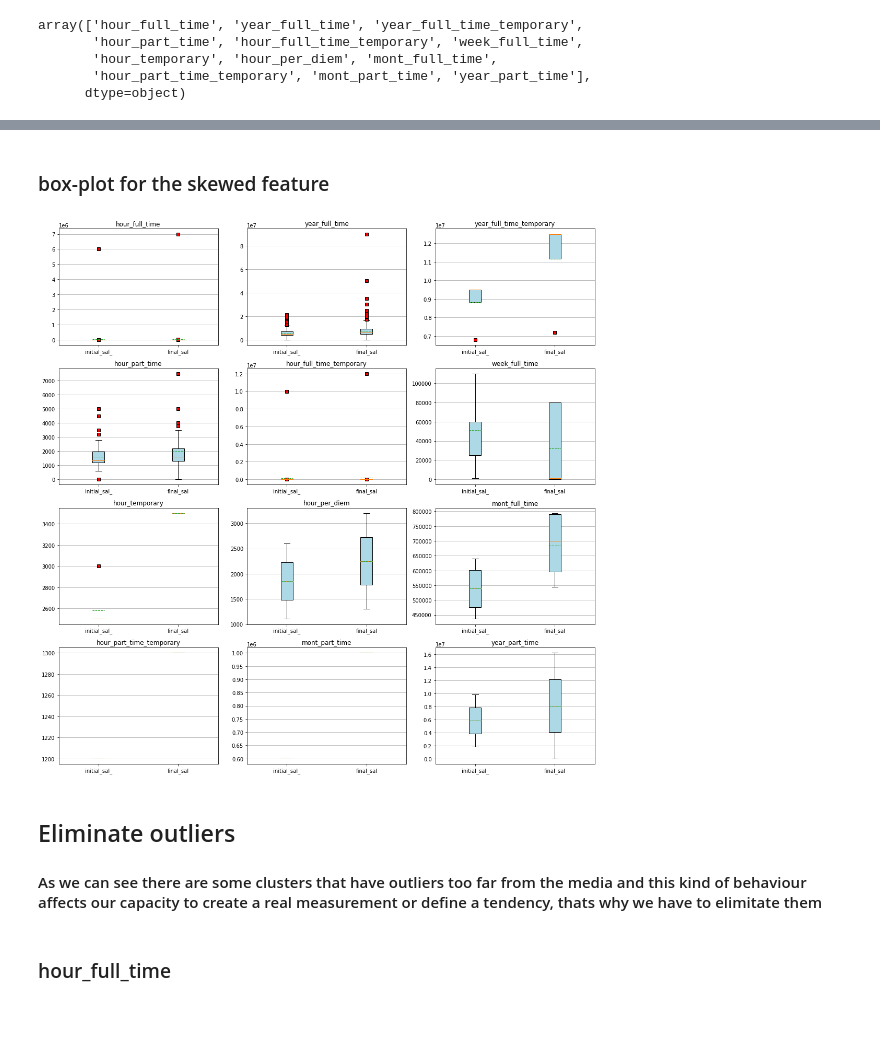
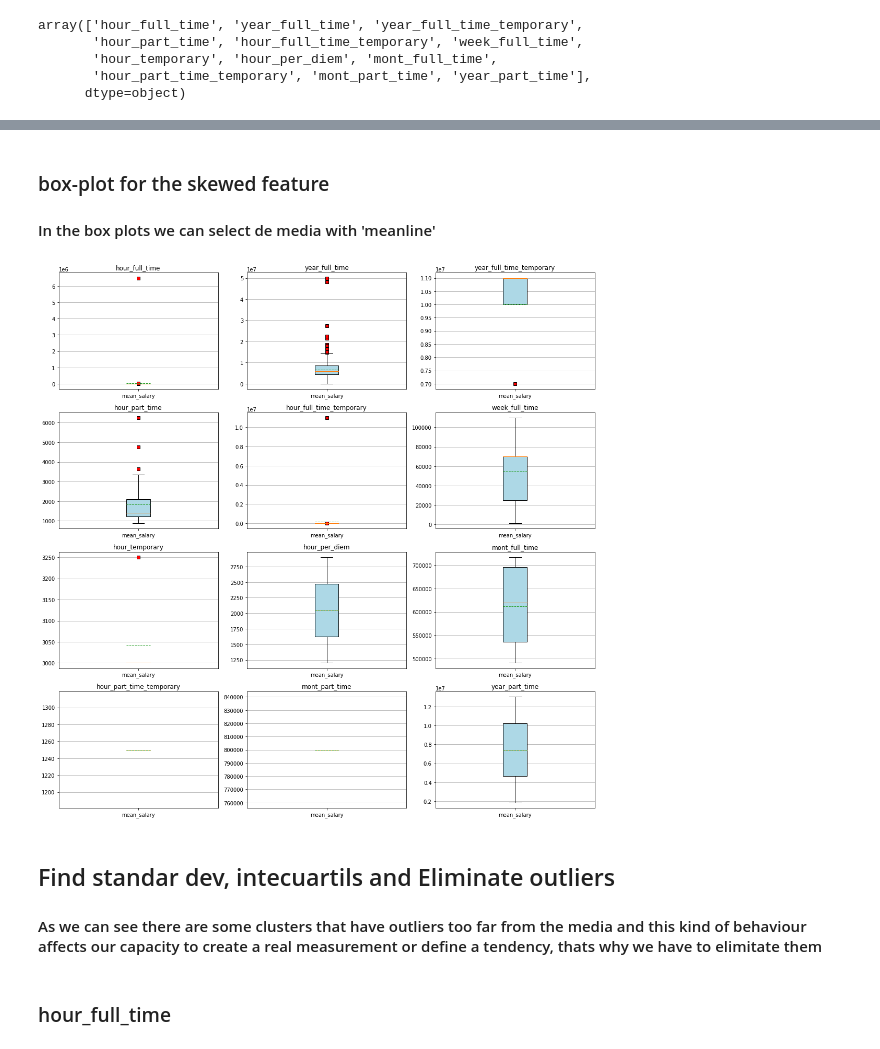
Before and after one commit to yohan-alfonso/Exploracion_Datos, a Jupyter notebook: main.ipynb, the cells around one changed output, grey strips where cells are left out. Cells and saved outputs as stored; diff of their text form; code cells hidden in the pictures; blank space fills up the shorter version.

```diff
--- a/main.ipynb
+++ b/main.ipynb
@@ -175,7 +171,7 @@ array(['full time', 'full time temporary', 'part time', 'temporary',
        'per diem', 'part time temporary'], dtype=object)
 # %%
 # Lets segregate the numeric data
-num_data_cluster = df_data[['initial_sal_','final_sal','period','job_type']]
+num_data_cluster = df_data[['initial_sal_','final_sal','mean_salary','period','job_type']]
 num_data_cluster.head(5)
 
 # I think it would be easier to concatenate period and job_type to simplify the clusters
@@ -293,18 +305,17 @@ import matplotlib.pyplot as plt
 import seaborn as sns
 # %% [markdown]
 ### box-plot for the skewed feature
+
+#### In the box plots we can select de media with 'meanline'
 # %%
 plt.rcParams["figure.figsize"] = [15,15]
 plt.rcParams["figure.autolayout"] = True
 
-
 fig, axs = plt.subplots(4,3)
 
-
-labels=['initial_sal_','final_sal']
+labels=['mean_salary']
 boxprops = dict(facecolor = "lightblue")
 flierprops = dict(marker = "s", markerfacecolor = "red")
-
 
 axs[0, 0].boxplot(hour_full_time[labels], flierprops = flierprops, showmeans = True, meanline = True , patch_artist = True,boxprops = boxprops, labels=labels)
 axs[0, 0].set_title('hour_full_time')
@@ -339,36 +350,36 @@ axs[2, 1].set_title('hour_per_diem')
 axs[2, 1].yaxis.grid(True)
 
 axs[2, 2].boxplot(mont_full_time[labels], flierprops = flierprops, showmeans = True, meanline = True , patch_artist = True,boxprops = boxprops, labels=labels)
 axs[2, 2].set_title('mont_full_time')
 axs[2, 2].yaxis.grid(True)
 
 axs[3, 0].boxplot(hour_part_time_temporary[labels], flierprops = flierprops,showmeans = True, meanline = True ,patch_artist = True, boxprops = boxprops , labels=labels)
 axs[3, 0].set_title('hour_part_time_temporary')
 axs[3, 0].yaxis.grid(True)
 
 axs[3, 1].boxplot(mont_part_time[labels], flierprops = flierprops, showmeans = True, meanline = True , patch_artist = True,boxprops = boxprops, labels=labels)
 axs[3, 1].set_title('mont_part_time')
 axs[3, 1].yaxis.grid(True)
 
 axs[3, 2].boxplot(year_part_time[labels], flierprops = flierprops,showmeans = True, meanline = True ,patch_artist = True, boxprops = boxprops , labels=labels)
 axs[3, 2].set_title('year_part_time')
 axs[3, 2].yaxis.grid(True)
 
 
 plt.show()
 
 # What we can see hear is that the outliers are mostly in one of the sides of the boxplot , in seems that in this case above the maximun value of the salariees
 # But not for every cluster junt for some of them, those which have no aoutliers will not be processed
 
 #hour_full_time (skew)
 #year_full_time (skew)
 #year_full_time_temporary (skew) (under minimun)
 #hour_part_time (skew)
 #hour_full_time_temporary (skew)
 # %% [output]
-[figure, old version]
+[figure, new version]
 # %% [markdown]
-## Eliminate outliers
+## Find standar dev, intecuartils and  Eliminate outliers
 #### As we can see there are some clusters that have outliers too far from the media and this kind of behaviour affects our capacity to create a real measurement or define a tendency, thats why we have to elimitate them
 # %% [markdown]
 ### hour_full_time
```
Also changed, not shown: parts of 36 cells of this notebook.
